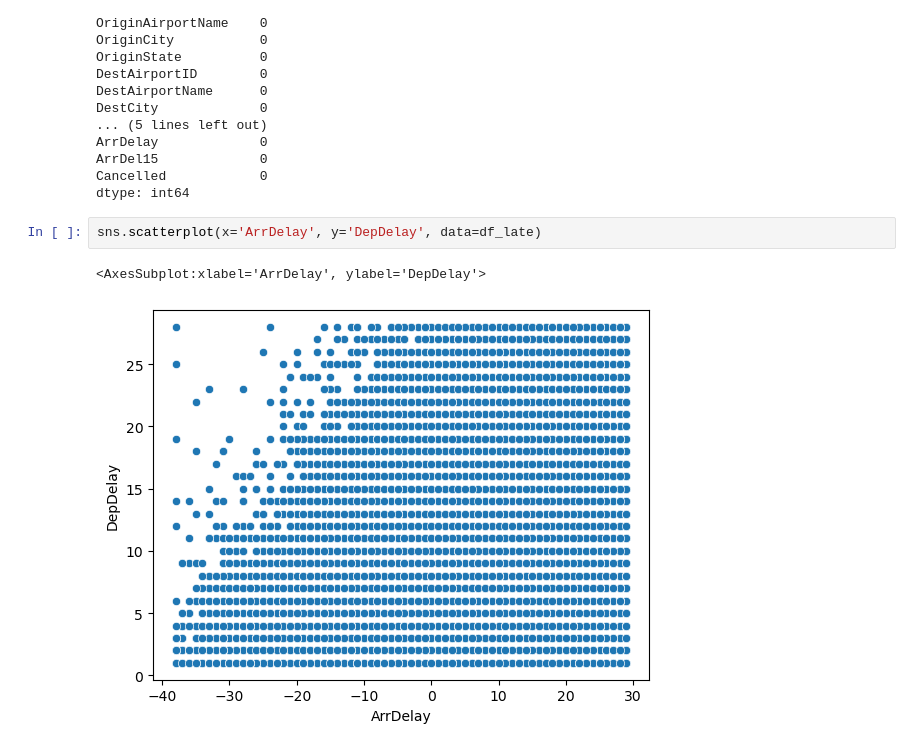
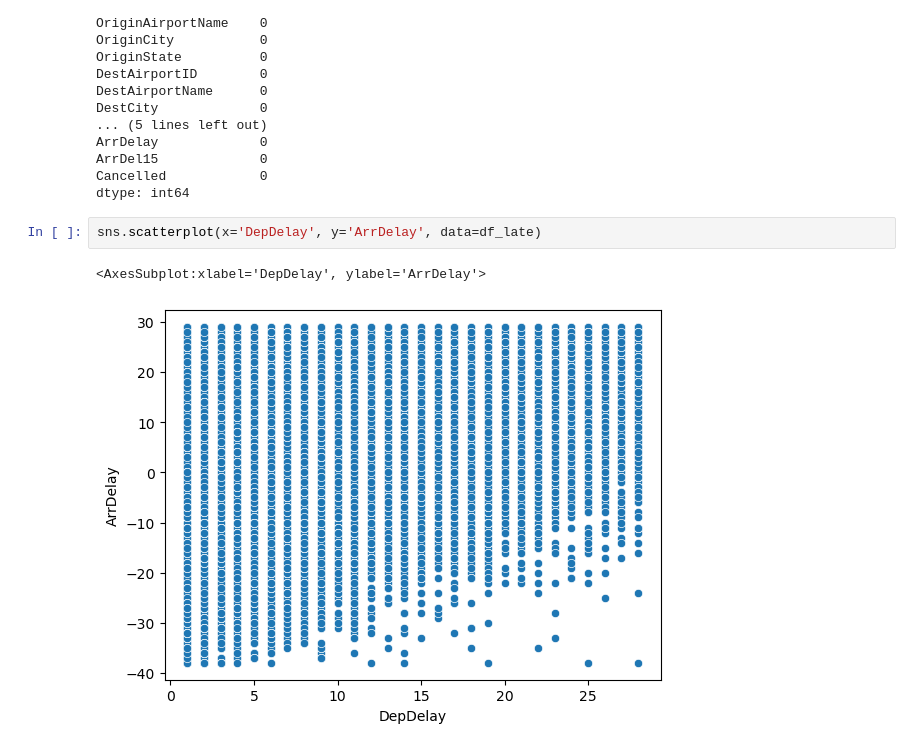
Before and after one commit to PhiofS/ms-dscience, a Jupyter notebook: exploracion-analisis-datos/flight-challenge.ipynb, the cells around one changed output. Cells and saved outputs as stored; diff of their text form.

```diff
--- a/exploracion-analisis-datos/flight-challenge.ipynb
+++ b/exploracion-analisis-datos/flight-challenge.ipynb
@@ -408,7 +376,7 @@ ArrDel15             0
 Cancelled            0
 dtype: int64
 # %%
-sns.scatterplot(x='ArrDelay', y='DepDelay', data=df_late)
+sns.scatterplot(x='DepDelay', y='ArrDelay', data=df_late)
 # %% [output]
-<AxesSubplot:xlabel='ArrDelay', ylabel='DepDelay'>
+<AxesSubplot:xlabel='DepDelay', ylabel='ArrDelay'>
-[figure, old version]
+[figure, new version]
```
Also changed, not shown: parts of 17 cells of this notebook.
